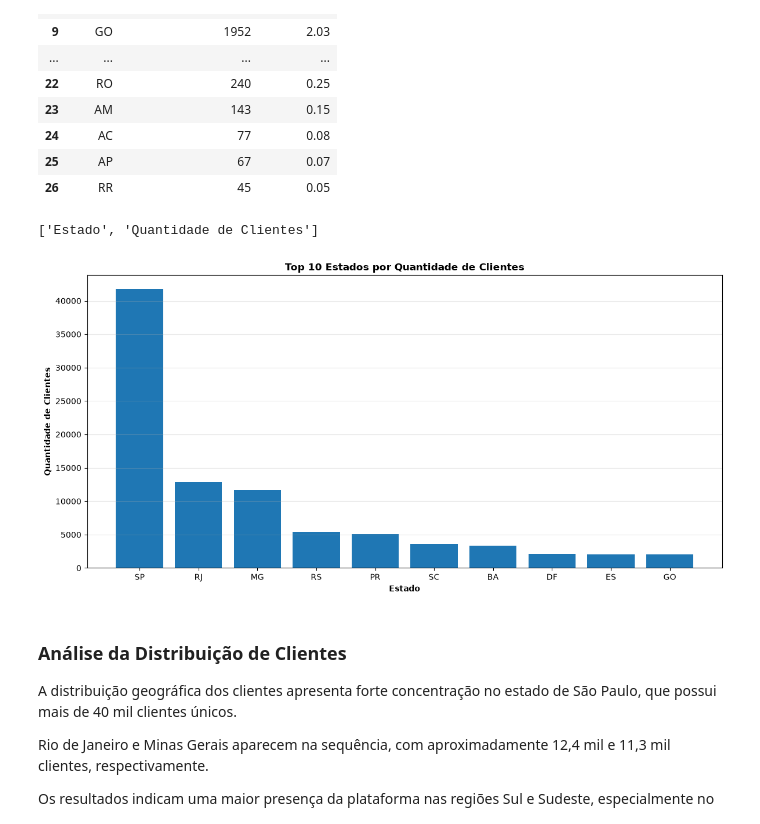
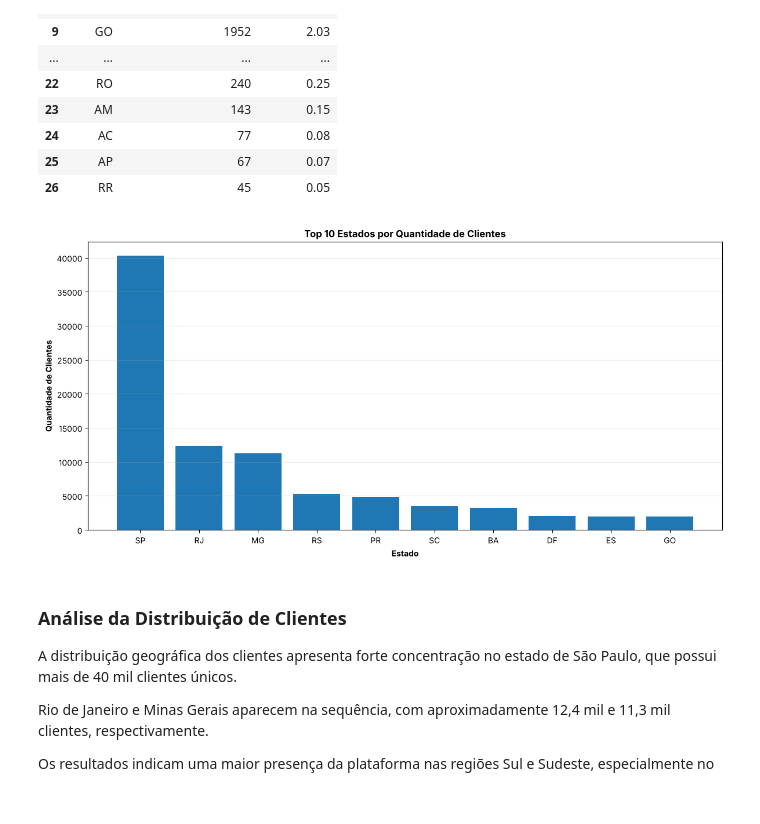
Before and after one commit to leandroanalytics/ecommerce-sales-analytics, a Jupyter notebook: notebooks/01_etl.ipynb, the cells around one changed output. Cells and saved outputs as stored; diff of their text form; code cells hidden in the pictures.

```diff
--- a/notebooks/01_etl.ipynb
+++ b/notebooks/01_etl.ipynb
@@ -157,5 +132,0 @@ import matplotlib.pyplot as plt
-# %%
-# 2. Carregamento dos dados
-clientes = pd.read_csv(caminho + "olist_customers_dataset.csv")
-pedidos = pd.read_csv(caminho + "olist_orders_dataset.csv")
-...
@@ -196,3 +132,0 @@ Geolocalização: (1000163, 5)
-# %%
-clientes = pd.read_csv(caminho + "olist_customers_dataset.csv")
-pedidos = pd.read_csv(caminho + "olist_orders_dataset.csv")
@@ -2472,19 +2108,3 @@ clientes_estado
 | 24 | AC | 77 |
 | 25 | AP | 67 |
 | 26 | RR | 45 |
-# %%
-clientes_estado = (
-    clientes
-    .groupby("customer_state")["customer_unique_id"]
-    .nunique()
-    .reset_index()
-)
-
-clientes_estado.columns = ["Estado", "Quantidade_Clientes"]
-
-clientes_estado = clientes_estado.sort_values(
-    "Quantidade_Clientes",
-    ascending=False
-).reset_index(drop=True)
-
-clientes_estado
@@ -2535,10 +2137,6 @@ clientes_estado
 | 24 | AC | 77 | 0.08 |
 | 25 | AP | 67 | 0.07 |
 | 26 | RR | 45 | 0.05 |
-# %%
-print(clientes_estado.columns.tolist())
-# %% [output]
-['Estado', 'Quantidade de Clientes']
 # %%
 # Top 10 Estados por Quantidade de Clientes
 
@@ -2550,7 +2148,7 @@ plt.figure(figsize=(12, 6))
 
 plt.bar(
     top10_estados["Estado"],
-    top10_estados["Quantidade de Clientes"]
+    top10_estados["Quantidade_Clientes"]
 )
 
 # Título e eixos
@@ -2561,34 +2159,34 @@ plt.title(
 
 plt.xlabel(
     "Estado",
     fontweight="bold"
 )
 
 plt.ylabel(
     "Quantidade de Clientes",
     fontweight="bold"
 )
 
 # Grade
 plt.grid(
     axis="y",
     alpha=0.3
 )
 
 # Ajustar layout
 plt.tight_layout()
 
 # Salvar imagem para o README
 plt.savefig(
     "../imagens/clientes_por_estado.png",
     dpi=300,
     bbox_inches="tight"
 )
 
 # Exibir gráfico
 plt.show()
 # %% [output]
-[figure, old version]
+[figure, new version]
 # %% [markdown]
 ### Análise da Distribuição de Clientes
 
```
Also changed, not shown: parts of 80 cells of this notebook, 6 other files.
